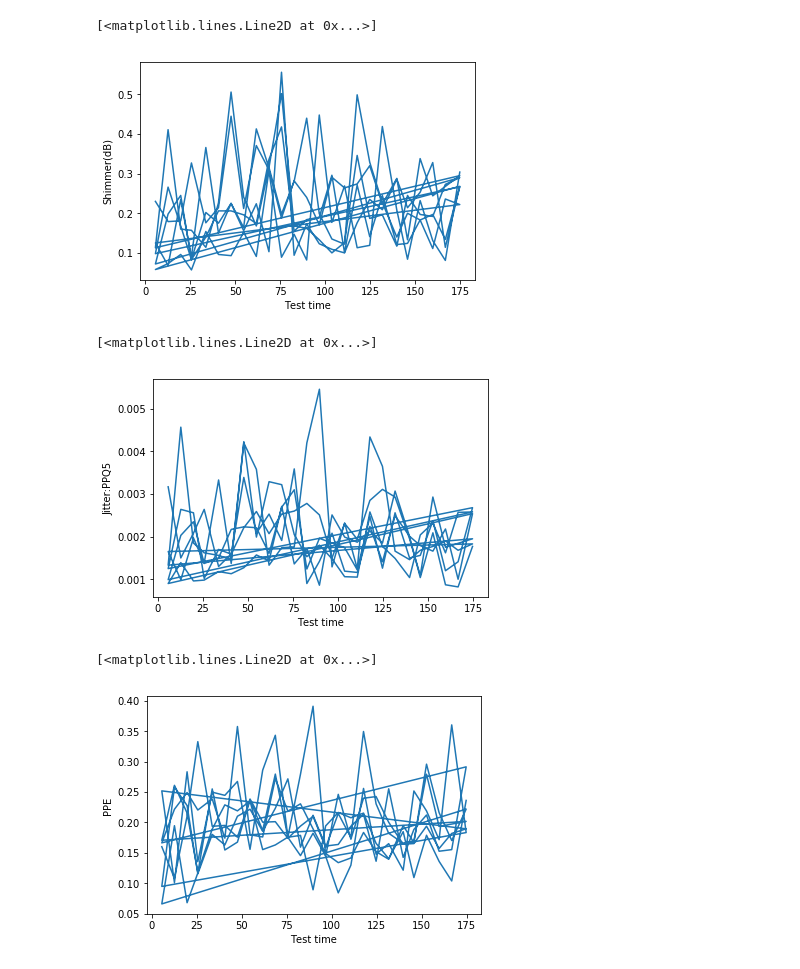
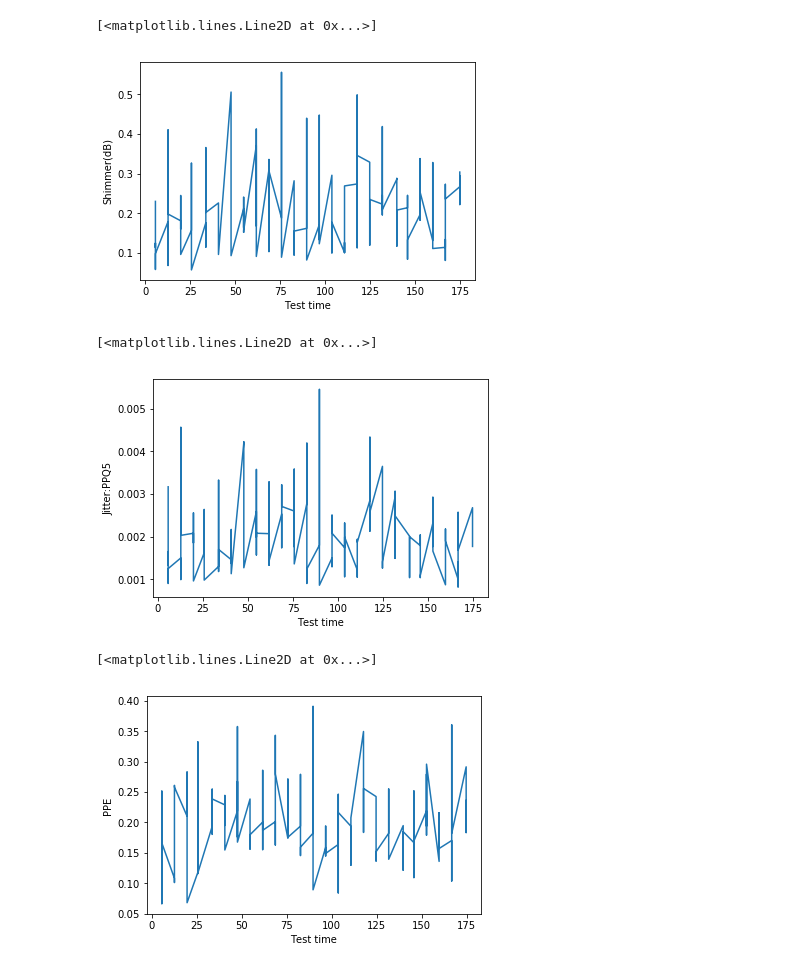
Before and after one commit to karadzic1101/NeuronskeMreze_PD, a Jupyter notebook: Podaci_ispitanik.ipynb, the cells around one changed output. Drawn from its saved outputs; the diff is of its cells as text; code cells hidden in the pictures.

Commit message:
test_time sortirano, novi prikaz podataka :)

```diff
--- a/Podaci_ispitanik.ipynb
+++ b/Podaci_ispitanik.ipynb
@@ -13,7 +14,7 @@ import matplotlib.pyplot as plt
 %matplotlib inline
 # %%
 data = pn.read_csv('pd.csv')
-first = data[0:149]
-f = pn.DataFrame.as_matrix(first)
-f[np.argsort(f[:, 3])]
+first = data[data.subject<2]
+f = first.sort_values(['test_time'])
+f
 # %% [output]
@@ -33,27 +39,27 @@ array([[  1.     ,  72.     ,   0.     , ...,   0.41888,   0.54842,
 # %%
-shimmer = first['Shimmer(dB)']
-time = first['test_time']
+shimmer = f['Shimmer(dB)']
+time = f['test_time']
 plt.xlabel("Test time")
 plt.ylabel("Shimmer(dB)")
 plt.plot(time, shimmer)
 # %% [output]
 [<matplotlib.lines.Line2D at 0x...>]
-[figure, old version]
+[figure, new version]
 # %%
-jitter = first['Jitter:PPQ5']
-time = first['test_time']
+jitter = f['Jitter:PPQ5']
+time = f['test_time']
 plt.xlabel("Test time")
 plt.ylabel("Jitter:PPQ5")
 plt.plot(time, jitter)
 # %% [output]
 [<matplotlib.lines.Line2D at 0x...>]
-[figure, old version]
+[figure, new version]
 # %%
-ppe = first['PPE']
-time = first['test_time']
+ppe = f['PPE']
+time = f['test_time']
 plt.xlabel("Test time")
 plt.ylabel("PPE")
 plt.plot(time, ppe)
 # %% [output]
 [<matplotlib.lines.Line2D at 0x...>]
-[figure, old version]
+[figure, new version]
```
Also changed, not shown: parts of 2 cells of this notebook, 3 other files.
